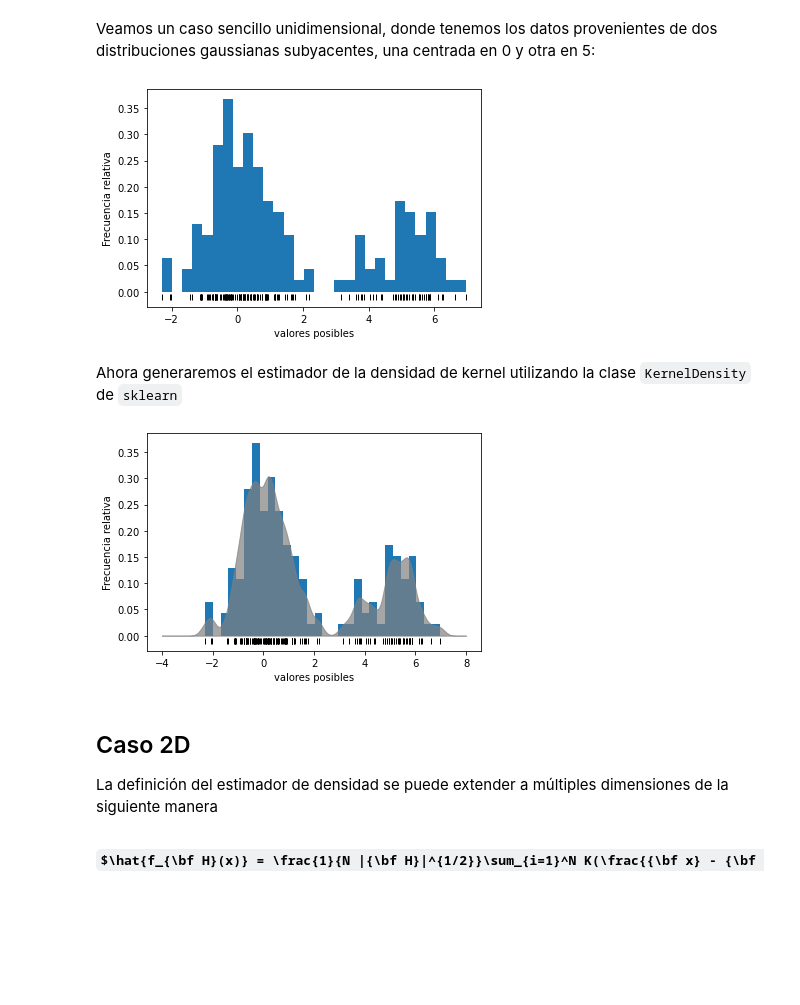
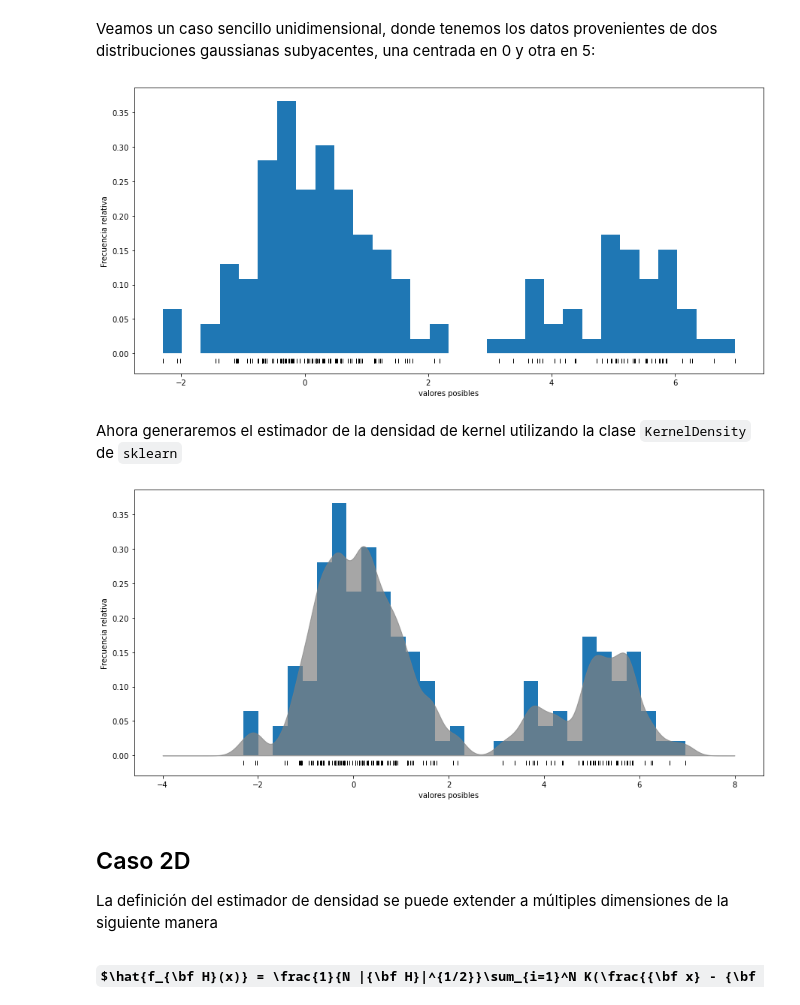
Before and after one commit to jorobledo/curso_aprendizaje_automatico, a Jupyter notebook: practico/clase_3/E6-AA2021_KDE.ipynb, the cells around one changed output. Saved outputs shown, nothing was run; the diff lists cells and outputs as text; code cells hidden in the pictures; some formulas as TeX source; blank space fills up the shorter version.

```diff
--- a/practico/clase_3/E6-AA2021_KDE.ipynb
+++ b/practico/clase_3/E6-AA2021_KDE.ipynb
@@ -75,29 +72,36 @@ Veamos un caso sencillo unidimensional, donde tenemos los datos provenientes de
 # %%
 def crear_datos_1D(N, f=0.3, rseed=1):
     rand = np.random.RandomState(rseed)
     x = rand.randn(N)
     x[int(f * N):] += 5
     return x
 
 x = crear_datos_1D(150,f=0.7)
+
+plt.figure(figsize=(15,7))
 plt.hist(x, bins=30, density=True)
 plt.xlabel('valores posibles')
 plt.ylabel('Frecuencia relativa')
 plt.plot(x, np.full_like(x, -0.01), '|k',
                markeredgewidth=1)
 plt.show()
 # %% [output]
-[figure, old version]
+[figure, new version]
 # %% [markdown]
 Ahora generaremos el estimador de la densidad de kernel utilizando la clase `KernelDensity` de `sklearn`
 # %%
 # Generamos el estimador de la densidad de probabilidad con KDE
+
+kernel = 'gaussian'
+bandwidth = 0.2
+
 x_d = np.linspace(-4, 8, 1000)
-kde = KernelDensity(bandwidth=0.2, kernel='gaussian')
+kde = KernelDensity(bandwidth=bandwidth, kernel=kernel)
 kde.fit(x[:,None])
 logprob = kde.score_samples(x_d[:, None]) #devuelve el logaritmo de la probabilidad
 
 # Graficamos
+plt.figure(figsize=(15,7))
 plt.hist(x, bins=30, density=True)
 plt.xlabel('valores posibles')
 plt.ylabel('Frecuencia relativa')
@@ -107,7 +111,7 @@ plt.fill_between(x_d, np.exp(logprob), alpha=0.7, color='gray', zorder=3)
 
 plt.show()
 # %% [output]
-[figure, old version]
+[figure, new version]
 # %% [markdown]
 ## Caso 2D
 
```
Also changed, not shown: parts of 8 cells of this notebook, 2 other files.
